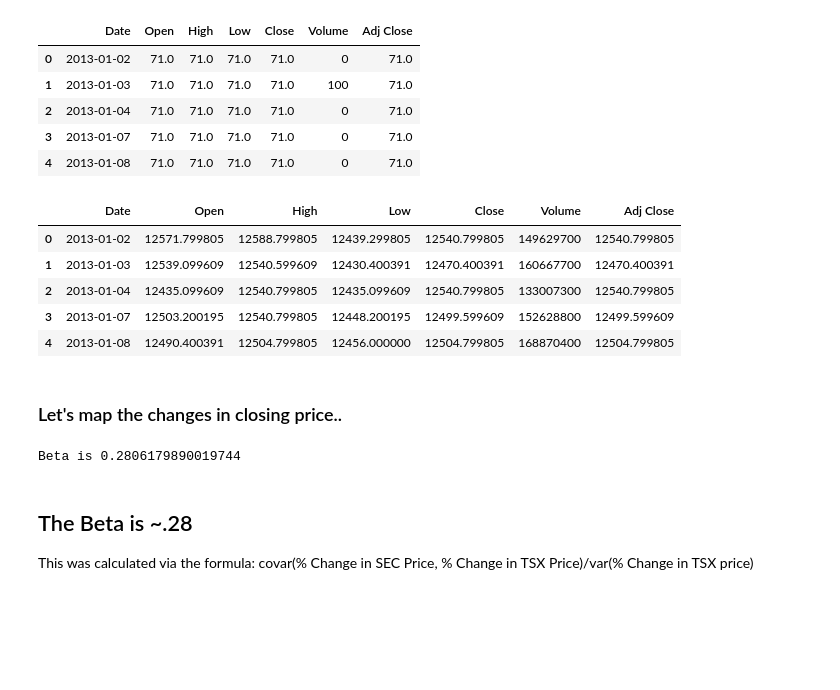
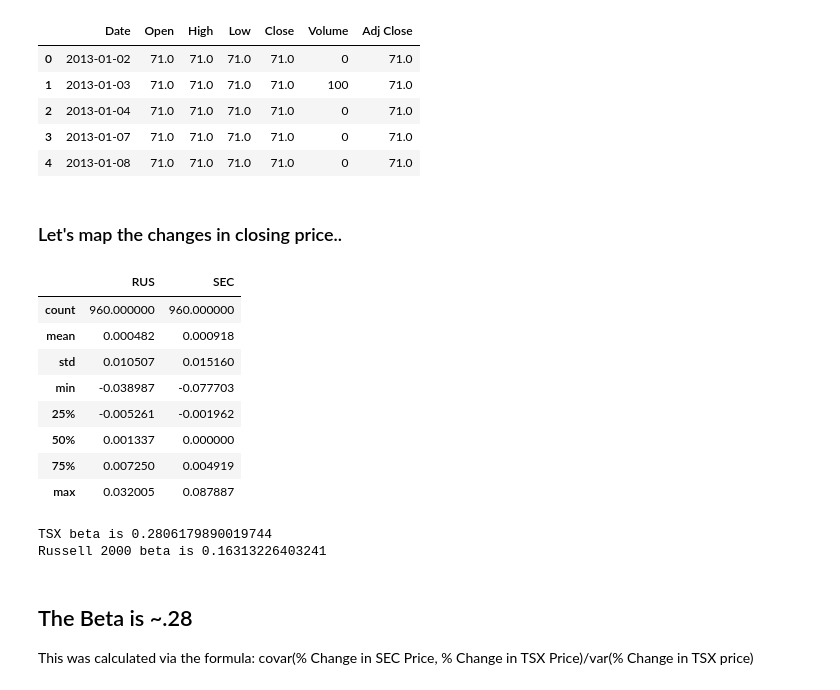
Before and after one commit to mattdeak/Senvest-Analysis, a Jupyter notebook: Senvest Capital Analysis.ipynb, the cells around one changed output. Saved outputs shown, nothing was run; the diff lists cells and outputs as text; code cells hidden in the pictures; blank space fills up the shorter version.

```diff
--- a/Senvest Capital Analysis.ipynb
+++ b/Senvest Capital Analysis.ipynb
@@ -17,5 +17,6 @@ filepath = '/home/matthew/Senvest/'
 fin_df = pd.read_csv(filepath + 'Financial Data.csv',index_col=0)
 sec = pd.read_csv(filepath + 'StockInfo.csv')
 tsx = pd.read_csv(filepath + 'TSX.csv')
+rus2000 = pd.read_csv(filepath + "RUSSELL2000.csv")
 # %%
 ##Reverse column order (so years are in correct order)
@@ -73,37 +78,57 @@ stock_info.head()
 | 2 | 2013-01-04 | 71.0 | 71.0 | 71.0 | 71.0 | 0 | 71.0 |
 | 3 | 2013-01-07 | 71.0 | 71.0 | 71.0 | 71.0 | 0 | 71.0 |
 | 4 | 2013-01-08 | 71.0 | 71.0 | 71.0 | 71.0 | 0 | 71.0 |
-# %%
-tsx_info.head()
-# %% [output]
-|  | Date | Open | High | Low | Close | Volume | Adj Close |
-| 0 | 2013-01-02 | 12571.799805 | 12588.799805 | 12439.299805 | 12540.799805 | 149629700 | 12540.799805 |
-| 1 | 2013-01-03 | 12539.099609 | 12540.599609 | 12430.400391 | 12470.400391 | 160667700 | 12470.400391 |
-| 2 | 2013-01-04 | 12435.099609 | 12540.799805 | 12435.099609 | 12540.799805 | 133007300 | 12540.799805 |
-| 3 | 2013-01-07 | 12503.200195 | 12540.799805 | 12448.200195 | 12499.599609 | 152628800 | 12499.599609 |
-| 4 | 2013-01-08 | 12490.400391 | 12504.799805 | 12456.000000 | 12504.799805 | 168870400 | 12504.799805 |
 # %% [markdown]
 ### Let's map the changes in closing price..
 # %%
 ## Drop null row (just last row)
 stock_info = stock_info.dropna()
 try:
     dropped_05152015 = stock_info.drop(520)
     dropped_05152015.index = range(len(dropped_05152015))
 except ValueError:
     print("Already dropped that index")
     print (ValueError)
 
+try:
+    russell2000_dropped = russell2000[russell2000['Date'].isin(stock_info['Date'])]
+    stock_info_russ_adj = stock_info[stock_info['Date'].isin(russell2000['Date'])]
+    russell2000_dropped.index = range(len(russell2000_dropped))
+    stock_info_russ_adj.index = range(len(stock_info_russ_adj))
+except ValueError:
+    print ("Shouldn't occur")
+
+
+
 percent_changed = pd.DataFrame()
 percent_changed['SEC'] = dropped_05152015['Adj Close'].pct_change()
 percent_changed['TSX'] = tsx_info['Adj Close'].pct_change()
+
+pct_changed_russ = pd.DataFrame()
+pct_changed_russ['RUS'] = russell2000_dropped['Adj Close'].pct_change()
+pct_changed_russ['SEC'] = stock_info_russ_adj['Adj Close'].pct_change()
+
+pct_changed_russ.describe()
+# %% [output]
+|  | RUS | SEC |
+| count | 960.000000 | 960.000000 |
+| mean | 0.000482 | 0.000918 |
+| std | 0.010507 | 0.015160 |
+| min | -0.038987 | -0.077703 |
+| 25% | -0.005261 | -0.001962 |
+| 50% | 0.001337 | 0.000000 |
+| 75% | 0.007250 | 0.004919 |
+| max | 0.032005 | 0.087887 |
 # %%
 percent_changed = percent_changed.dropna()
-
-cov = np.cov(percent_changed['TSX'],percent_changed['SEC'])[0][1]/np.var(percent_changed['TSX'])
-print ("Beta is {}".format(cov))
+pct_changed_russ = pct_changed_russ.dropna()
+cov_tsx = np.cov(percent_changed['TSX'],percent_changed['SEC'])[0][1]/np.var(percent_changed['TSX'])
+cov_russ = np.cov(pct_changed_russ['RUS'],pct_changed_russ['SEC'])[0][1]/np.var(pct_changed_russ['RUS'])
+print ("TSX beta is {}".format(cov_tsx))
+print ("Russell 2000 beta is {}".format(cov_russ))
 # %% [output]
-Beta is 0.2806179890019744
+TSX beta is 0.2806179890019744
+Russell 2000 beta is 0.16313226403241
 # %% [markdown]
 ## The Beta is ~.28
 This was calculated via the formula: covar(% Change in SEC Price, % Change in TSX Price)/var(% Change in TSX price)
```
Also changed, not shown: parts of 4 cells of this notebook.
